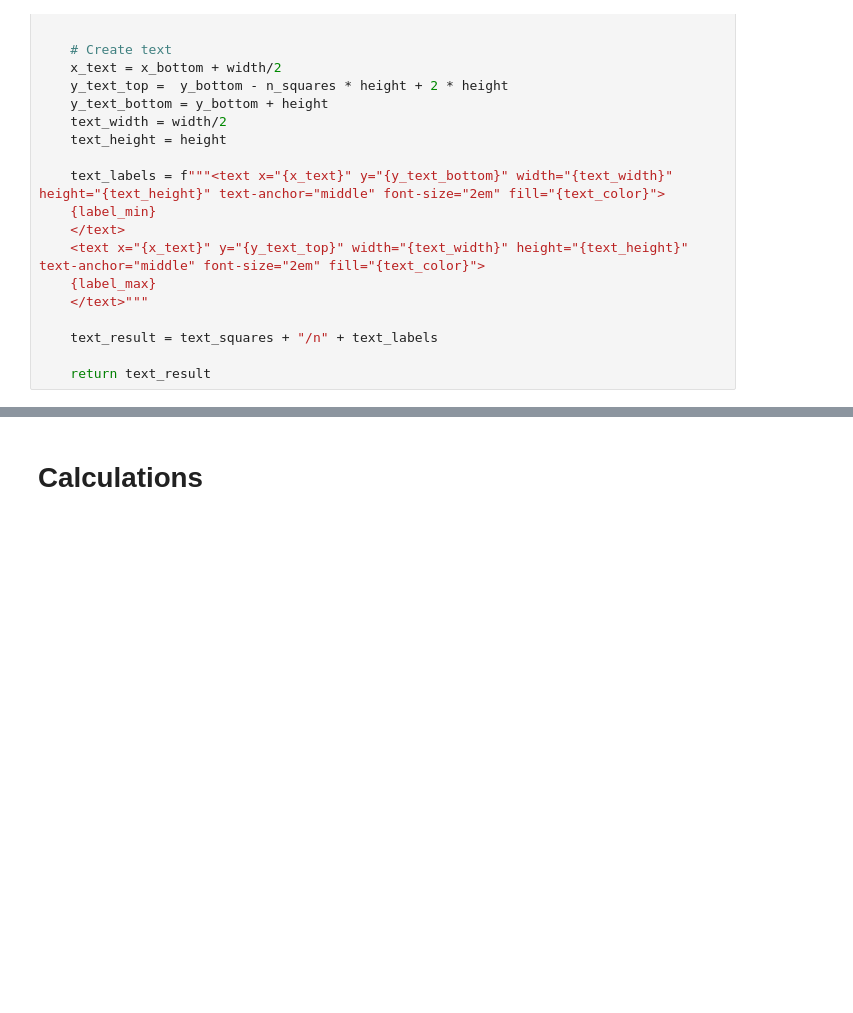
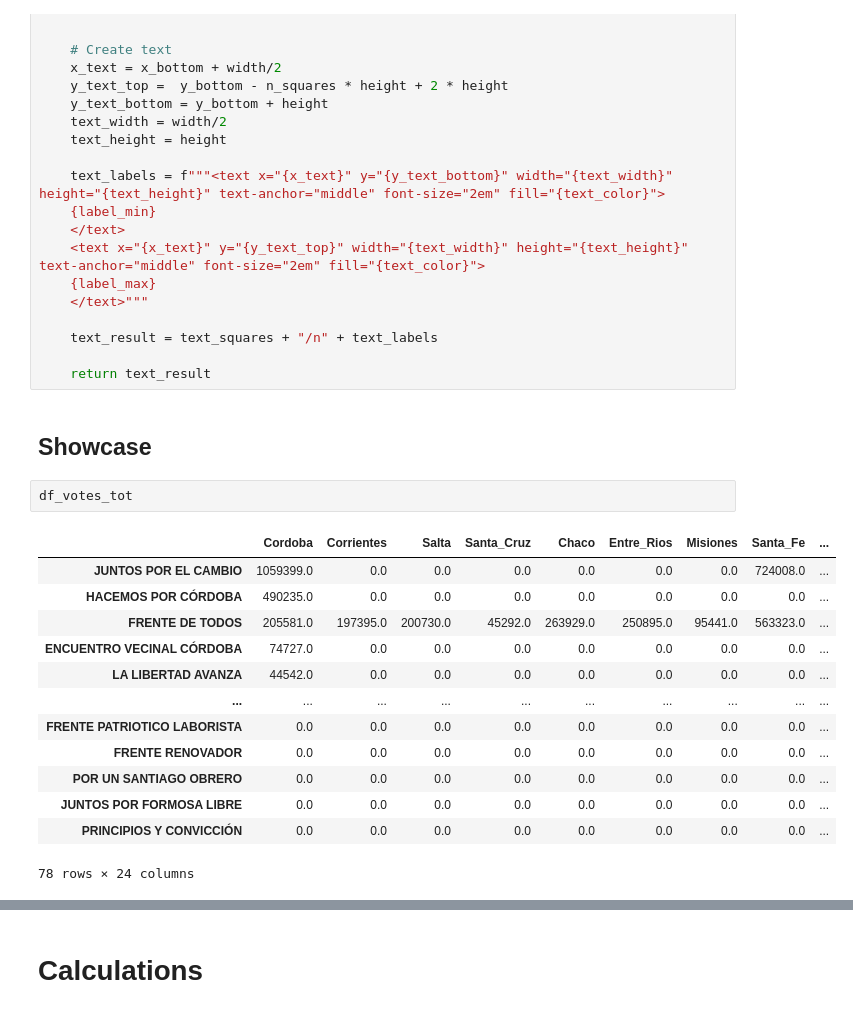
Before and after one commit to mattiasJohnson/infoviz-elecciones, a Jupyter notebook: infoviz_final.ipynb, the cells around one changed output, grey strips where cells are left out. Cells and saved outputs as stored; diff of their text form; blank space fills up the shorter version.

```diff
--- a/infoviz_final.ipynb
+++ b/infoviz_final.ipynb
@@ -214,3 +216,21 @@ def createSvgDiscrete(x_bottom, y_bottom, width, height, color_map_name, label_m
     text_result = text_squares + "/n" + text_labels
 
     return text_result
+# %% [markdown]
+## Showcase
+# %%
+df_votes_tot
+# %% [output]
+|  | Cordoba | Corrientes | Salta | Santa_Cruz | Chaco | Entre_Rios | Misiones | Santa_Fe | ... |
+| JUNTOS POR EL CAMBIO | 1059399.0 | 0.0 | 0.0 | 0.0 | 0.0 | 0.0 | 0.0 | 724008.0 | ... |
+| HACEMOS POR CÓRDOBA | 490235.0 | 0.0 | 0.0 | 0.0 | 0.0 | 0.0 | 0.0 | 0.0 | ... |
+| FRENTE DE TODOS | 205581.0 | 197395.0 | 200730.0 | 45292.0 | 263929.0 | 250895.0 | 95441.0 | 563323.0 | ... |
+| ENCUENTRO VECINAL CÓRDOBA | 74727.0 | 0.0 | 0.0 | 0.0 | 0.0 | 0.0 | 0.0 | 0.0 | ... |
+| LA LIBERTAD AVANZA | 44542.0 | 0.0 | 0.0 | 0.0 | 0.0 | 0.0 | 0.0 | 0.0 | ... |
+| ... | ... | ... | ... | ... | ... | ... | ... | ... | ... |
+| FRENTE PATRIOTICO LABORISTA | 0.0 | 0.0 | 0.0 | 0.0 | 0.0 | 0.0 | 0.0 | 0.0 | ... |
+| FRENTE RENOVADOR | 0.0 | 0.0 | 0.0 | 0.0 | 0.0 | 0.0 | 0.0 | 0.0 | ... |
+| POR UN SANTIAGO OBRERO | 0.0 | 0.0 | 0.0 | 0.0 | 0.0 | 0.0 | 0.0 | 0.0 | ... |
+| JUNTOS POR FORMOSA LIBRE | 0.0 | 0.0 | 0.0 | 0.0 | 0.0 | 0.0 | 0.0 | 0.0 | ... |
+| PRINCIPIOS Y CONVICCIÓN | 0.0 | 0.0 | 0.0 | 0.0 | 0.0 | 0.0 | 0.0 | 0.0 | ... |
+78 rows × 24 columns
```
Also changed, not shown: parts of 17 cells of this notebook.
